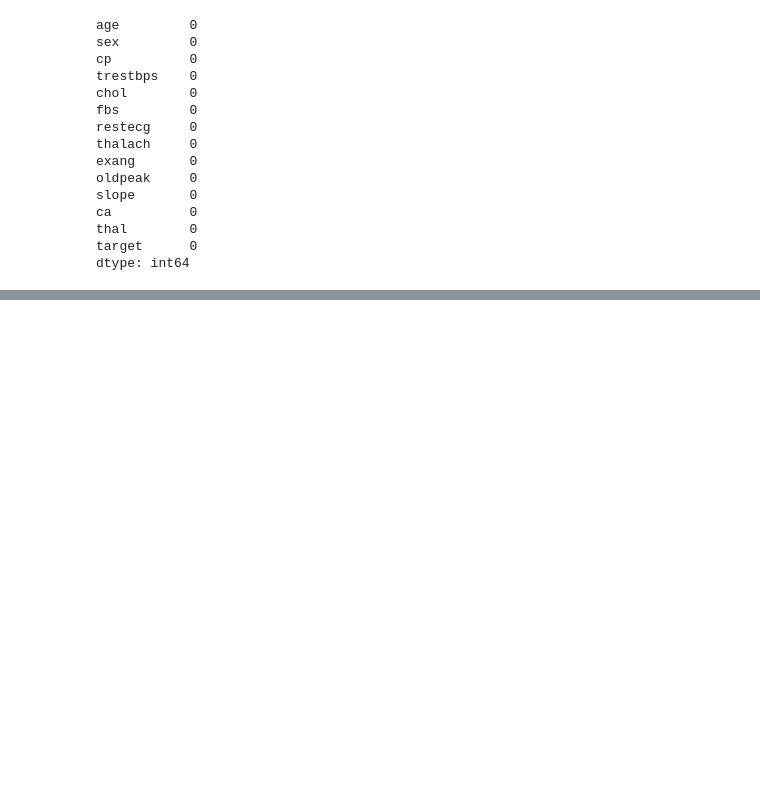
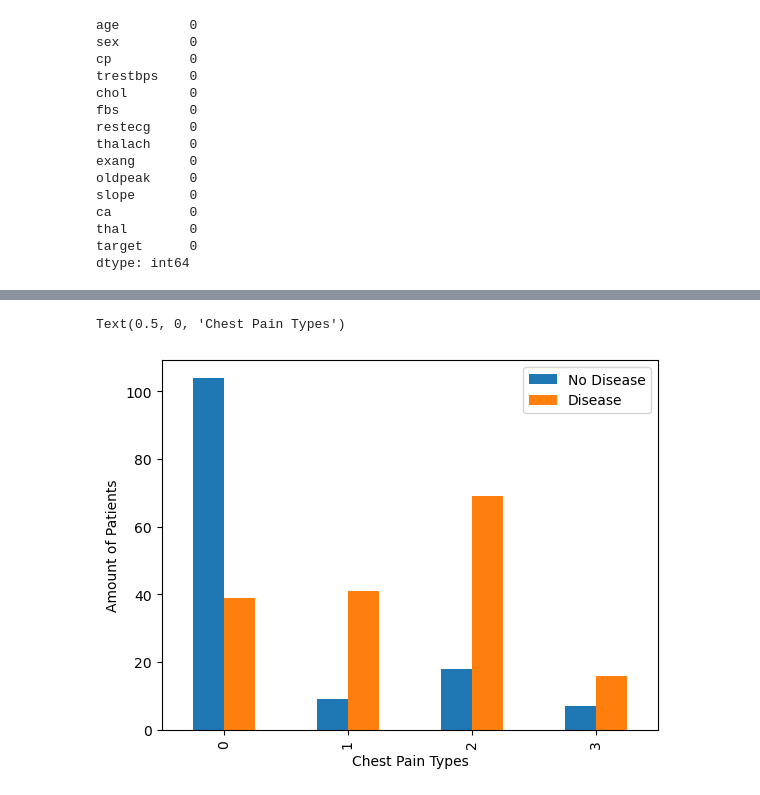
Before and after one commit to cillustrisimo/Heart-Disease-Classification-Model, a Jupyter notebook: heart-disease-classification.ipynb, the cells around one changed output, grey strips where cells are left out. Saved outputs shown, nothing was run; the diff lists cells and outputs as text; code cells hidden in the pictures; blank space fills up the shorter version.

```diff
--- a/heart-disease-classification.ipynb
+++ b/heart-disease-classification.ipynb
@@ -173,0 +266,9 @@ dtype: int64
+# %%
+pd.crosstab(df.cp, df.target).plot(kind="bar")
+
+plt.legend(["No Disease", "Disease"])
+plt.ylabel("Amount of Patients")
+plt.xlabel("Chest Pain Types")
+# %% [output]
+Text(0.5, 0, 'Chest Pain Types')
+[figure, added]
```
Also changed, not shown: parts of 18 cells of this notebook.
